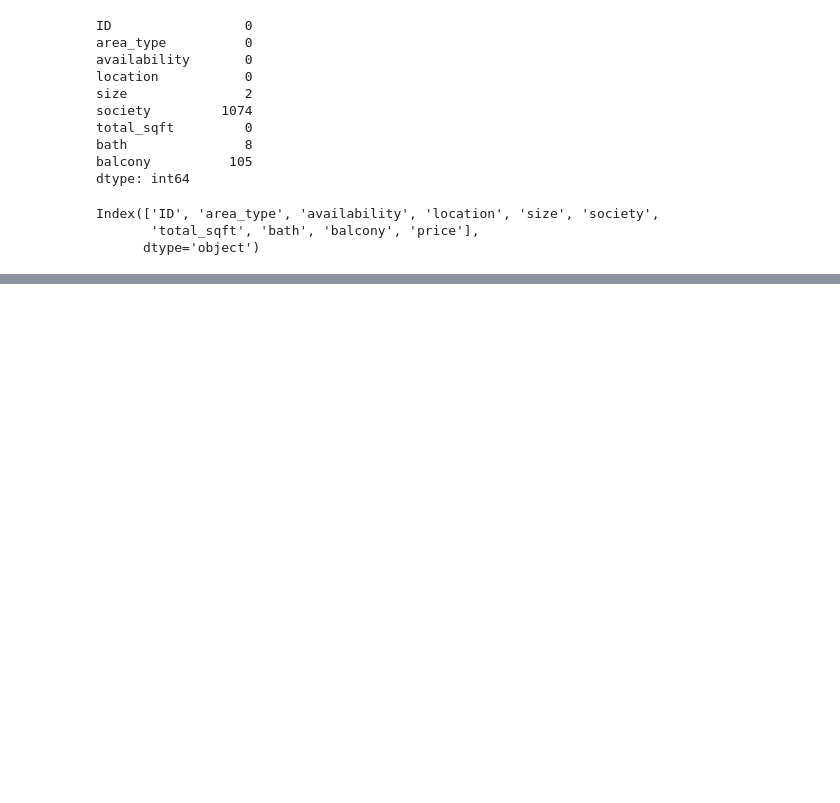
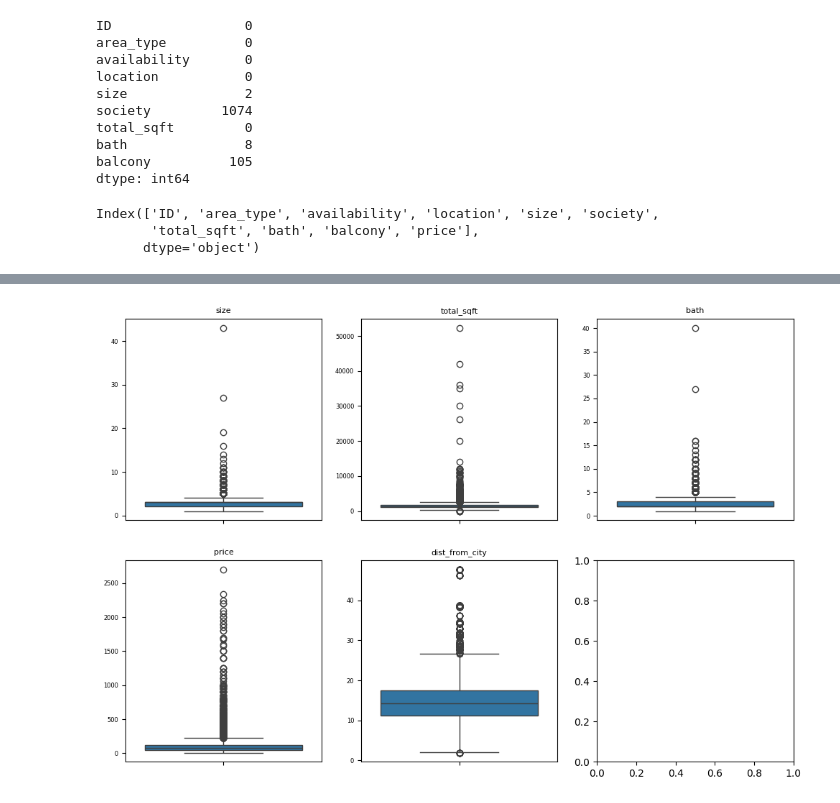
Before and after one commit to hegde-shashi/ML-Project, a Jupyter notebook: House_Price_Prediction.ipynb, the cells around one changed output, grey strips where cells are left out. Saved outputs shown, nothing was run; the diff lists cells and outputs as text; code cells hidden in the pictures; blank space fills up the shorter version.

```diff
--- a/House_Price_Prediction.ipynb
+++ b/House_Price_Prediction.ipynb
@@ -524,11 +303,11 @@ Index(['ID', 'area_type', 'availability', 'location', 'size', 'society',
        'total_sqft', 'bath', 'balcony', 'price'],
       dtype='object')
 # %%
-del_col = ['ID', 'availability', 'society']
+del_col = ['ID', 'availability', 'society', 'balcony']
 # %%
 def get_size_value(x):
     if pd.isna(x):
         return x
-    return 0 if x == '1 RK' else x.split()[0]
+    return x.split()[0]
 # %%
 def get_sq_ft(x):
@@ -539,9 +852,29 @@ def get_sq_ft(x):
 # %%
 def reuse_func(x):
-    df = x.drop(columns=del_col)
+    df = x.drop(columns=del_col, errors='ignore')
 
     df['size'] = df['size'].apply(get_size_value)
 
+    df['size'] = df['size'].astype('float')
+
     df['total_sqft'] = df['total_sqft'].apply(get_sq_ft)
 
-    df['location'] = df
+    df['total_sqft'] = df['total_sqft'].astype('float')
+
+    df.dropna(subset=['location'], inplace=True)
+
+    df['location'] = df['location'].apply(loc_clean)
+
+    for val in loc:
+        search_terms = loc[val]
+        mask = df['location'].apply(
+            lambda x: check_insance(search_terms)(term in str(x) for term in search_terms)
+        )
+        df.loc[mask, 'location'] = val
+
+    df['dist_from_city'] = df['location'].map(city_dist.set_index('location')['dist_from_city'])
+
+    loc_count = df['location'].value_counts()
+    df['location'] = df['location'].apply(lambda x: 'Other' if x in loc_count[loc_count<=20] else x)
+
+    return df
@@ -574,0 +881,2 @@ False
+# %%
+train_df_copy = reuse_func(train_df_copy)
@@ -574,0 +1009,17 @@ False
+# %%
+num_df = train_df_copy.select_dtypes(exclude='object')
+
+fig, axes = plt.subplots(2, 3, figsize=(12,8))
+axes = axes.flatten()
+
+for i, val in enumerate(num_df.columns):
+    ax = axes[i]
+    sns.boxplot(num_df[val], ax=ax)
+    ax.tick_params(axis='x', labelsize=6)
+    ax.tick_params(axis='y', labelsize=6)
+    ax.set_title(val, fontsize=8)
+    ax.set_xlabel("")
+    ax.set_ylabel("")
+plt.show()
+# %% [output]
+[figure, added]
```
Also changed, not shown: parts of 124 cells of this notebook, 9 other files.
